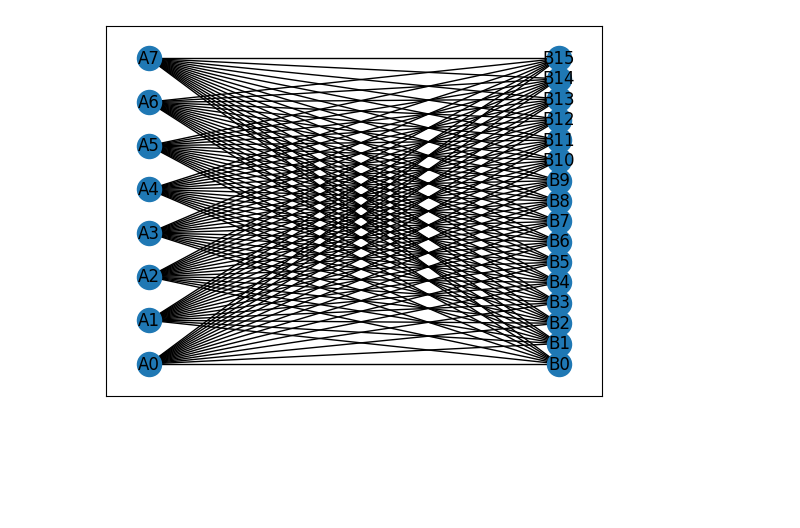
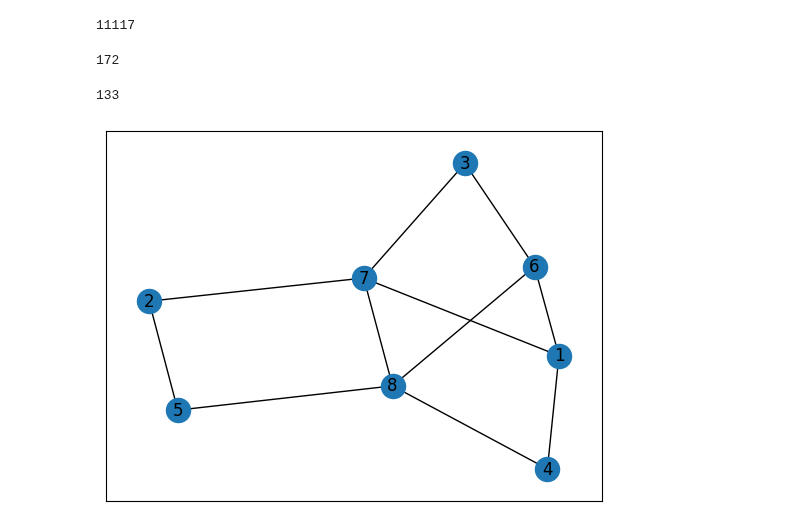
Before and after one commit to PITT-HATLAB/corral_crowding, a Jupyter notebook: src/notebooks/dev.ipynb, the cells around one changed output. Drawn from its saved outputs; the diff is of its cells as text; code cells hidden in the pictures; blank space fills up the shorter version.

Commit message:
feat: working bipartite projection reconstructions

```diff
--- a/src/notebooks/dev.ipynb
+++ b/src/notebooks/dev.ipynb
@@ -6,0 +15,35 @@ from networkx.drawing.layout import bipartite_layout
+# %%
+def parse_nauty_edges(filename):
+    """Parses an edge list file from nauty_gen into NetworkX graphs."""
+    graphs = []
+
+    with open(filename, "r") as file:
+        for line in file:
+            graph = nx.Graph()
+            index, edges_str = line.strip().split(": ")
+            edges = edges_str.split("; ")
+
+            for edge in edges:
+                nodes = tuple(map(int, edge.split(",")))
+                graph.add_edge(*nodes)
+
+            graphs.append(graph)
+
+    return graphs
+
+
+graph_list = parse_nauty_edges("file.txt")
+print(len(graph_list))
+# %% [output]
+11117
+# %%
+color_graphs = {}
+for g in graph_list:
+    colors = nx.coloring.greedy_color(g)
+    num_colors = len(set(colors.values()))
+    color_graphs[num_colors] = color_graphs.get(num_colors, []) + [g]
+
+two_colorable = color_graphs.get(2, [])
+print(len(two_colorable))
+# %% [output]
+172
@@ -7,20 +161,21 @@ from networkx.drawing.layout import bipartite_layout
+# %%
+total_valid = 0
+for g in two_colorable:
+    ret = construct_bipartite_graph(g, num_B=16, max_degree_A=4, max_degree_B=2)
+    if ret[0] is not None:
+        total_valid += 1
+print(total_valid)
+# %% [output]
+133
 # %%
+# Example Usage
 # Parameters for the simpler prototype
 num_A = 8  # Number of A-nodes
 num_B = 16  # Number of B-nodes
 max_degree_A = 4  # Each A-node can connect to at most 4 B-nodes
 max_degree_B = 2  # Each B-node can connect to at most 2 A-nodes
-
-# Create a complete bipartite graph K(A, B)
-G_simple = nx.complete_bipartite_graph(num_A, num_B)
-
-# Relabel nodes to "A0, A1, ..." and "B0, B1, ..."
-A_nodes_simple = [f"A{i}" for i in range(num_A)]
-B_nodes_simple = [f"B{i}" for i in range(num_B)]
-mapping = {i: A_nodes_simple[i] for i in range(num_A)}
-mapping.update({i + num_A: B_nodes_simple[i] for i in range(num_B)})
-G_simple = nx.relabel_nodes(G_simple, mapping)
-pos = bipartite_layout(G_simple, A_nodes_simple)
-draw_networkx(G_simple, pos)
+index = -1  # Choose a two-colorable topology
+G_A_projected = two_colorable[index]  # Take one of the two-colorable graphs
+draw_networkx(G_A_projected)
 # %% [output]
-[figure, old version]
+[figure, new version]
```
Also changed, not shown: parts of 9 cells of this notebook, 2 other files.
